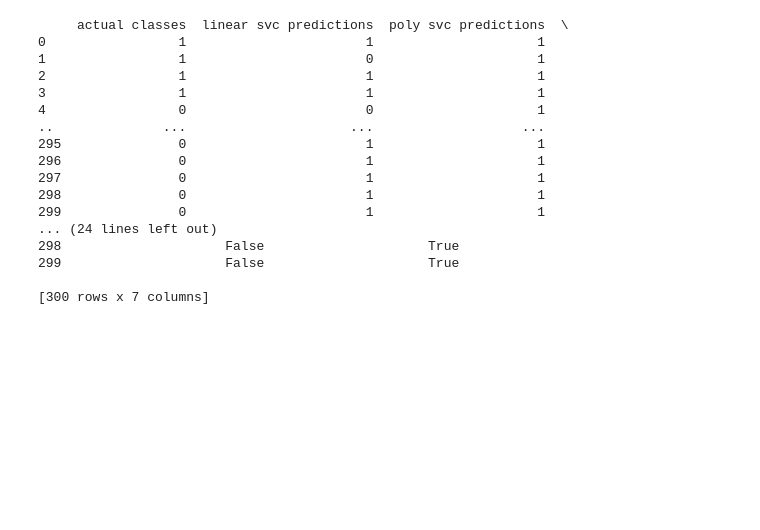
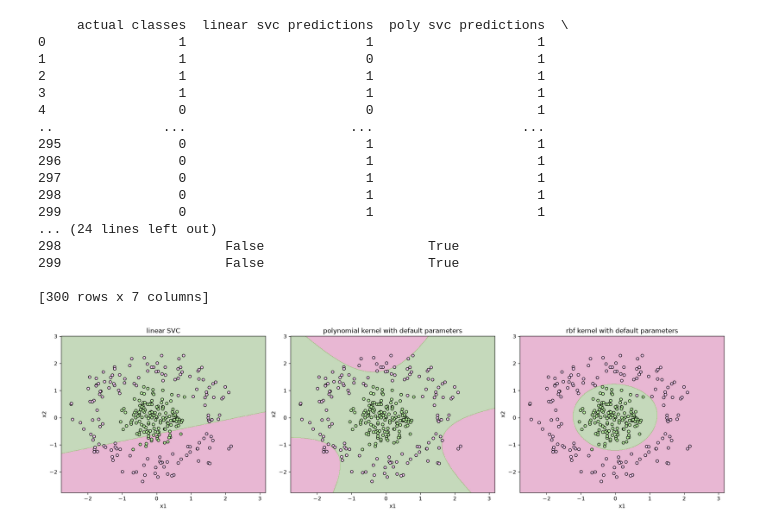
Before and after one commit to HelinaAsadi/SVM_Classification, a Jupyter notebook: Phase1_Synthetic_Data/model_training.ipynb, the cells around one changed output. Drawn from its saved outputs; the diff is of its cells as text; code cells hidden in the pictures; blank space fills up the shorter version.

Commit message:
decison boundaries

```diff
--- a/Phase1_Synthetic_Data/model_training.ipynb
+++ b/Phase1_Synthetic_Data/model_training.ipynb
@@ -96,3 +92,51 @@ print(results)
 # saving results
 
 results.to_csv("data/prediction_results.csv", index=False)
+# %%
+# VISUALIZING DECISION BOUNDARIES
+
+# creating grid
+x1_min, x1_max = X_train_scaled[:, 0].min() - 0.5, X_train_scaled[:, 0].max() + 0.5
+x2_min, x2_max = X_train_scaled[:, 1].min() - 0.5, X_train_scaled[:, 1].max() + 0.5
+
+xx, yy = np.meshgrid(
+    np.linspace(x1_min, x1_max, 500),
+    np.linspace(x2_min, x2_max, 500)
+)
+
+grid = np.c_[xx.ravel(), yy.ravel()]
+# %%
+# predicting points all across the grid as if they were data points
+predictions = {
+    "linear SVC": linear_svc.predict(grid).reshape(xx.shape),
+    "polynomial kernel with default parameters": poly_svc.predict(grid).reshape(xx.shape),
+    "rbf kernel with default parameters": rbf_svc.predict(grid).reshape(xx.shape)
+}
+# %%
+# plotting grid and decision boundary
+
+fig, axes = plt.subplots(1, 3, figsize=(18, 5))
+
+for ax, (name, Z) in zip(axes, predictions.items()):
+
+    # Plot the predicted regions
+    ax.contourf(xx, yy, Z, alpha=0.3, cmap="PiYG")
+
+    # Plot the actual data points
+    ax.scatter(
+        X_test_scaled[:, 0],
+        X_test_scaled[:, 1],
+        c=y_test,
+        cmap="vanimo",
+        edgecolors="black",
+        s=25
+    )
+
+    ax.set_title(f"{name}")
+    ax.set_xlabel("x1")
+    ax.set_ylabel("x2")
+
+plt.tight_layout()
+plt.show()
+# %% [output]
+[figure, added]
```
Also changed, not shown: parts of 2 cells of this notebook.
